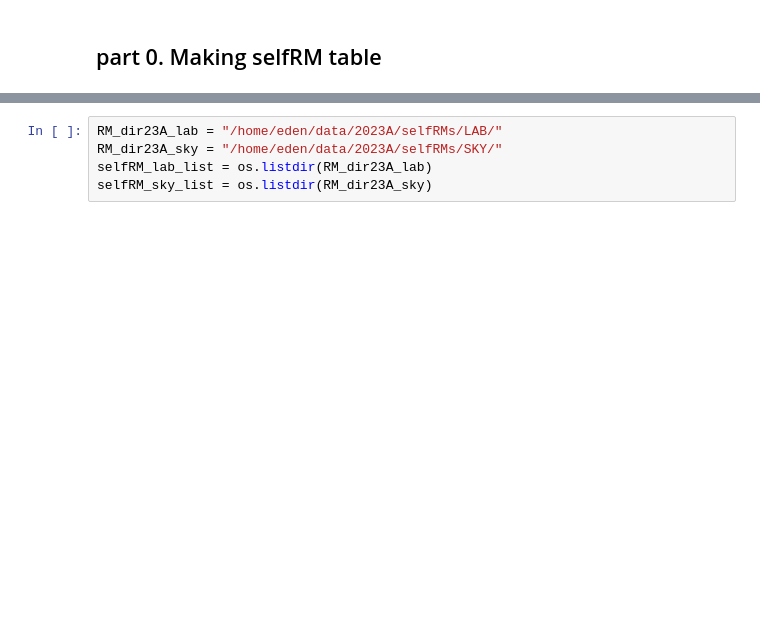
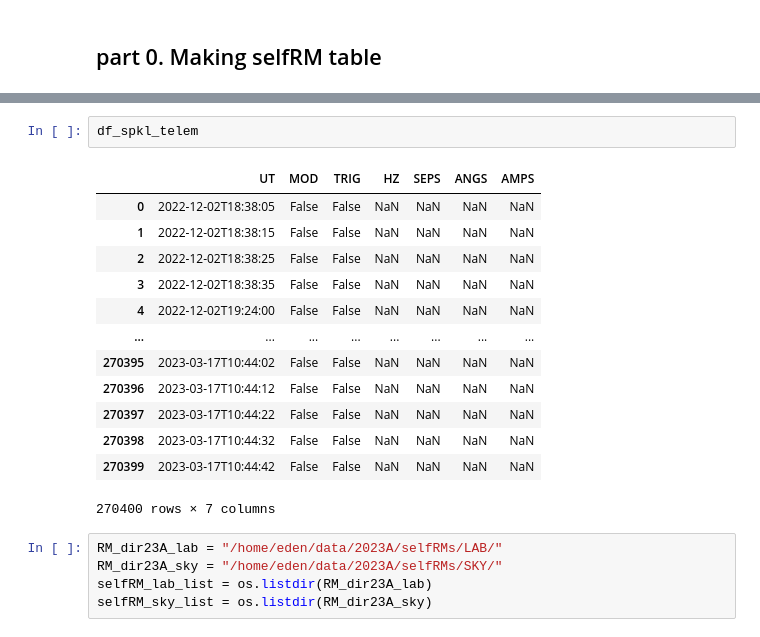
Before and after one commit to edenacadia/sparkles, a Jupyter notebook: telem/selfRM_DIMM_modes.ipynb, the cells around one changed output, grey strips where cells are left out. Saved outputs shown, nothing was run; the diff lists cells and outputs as text; blank space fills up the shorter version.

```diff
--- a/telem/selfRM_DIMM_modes.ipynb
+++ b/telem/selfRM_DIMM_modes.ipynb
@@ -54,3 +151,19 @@ Error:
+# %%
+df_spkl_telem
+# %% [output]
+|  | UT | MOD | TRIG | HZ | SEPS | ANGS | AMPS |
+| 0 | 2022-12-02T18:38:05 | False | False | NaN | NaN | NaN | NaN |
+| 1 | 2022-12-02T18:38:15 | False | False | NaN | NaN | NaN | NaN |
+| 2 | 2022-12-02T18:38:25 | False | False | NaN | NaN | NaN | NaN |
+| 3 | 2022-12-02T18:38:35 | False | False | NaN | NaN | NaN | NaN |
+| 4 | 2022-12-02T19:24:00 | False | False | NaN | NaN | NaN | NaN |
+| ... | ... | ... | ... | ... | ... | ... | ... |
+| 270395 | 2023-03-17T10:44:02 | False | False | NaN | NaN | NaN | NaN |
+| 270396 | 2023-03-17T10:44:12 | False | False | NaN | NaN | NaN | NaN |
+| 270397 | 2023-03-17T10:44:22 | False | False | NaN | NaN | NaN | NaN |
+| 270398 | 2023-03-17T10:44:32 | False | False | NaN | NaN | NaN | NaN |
+| 270399 | 2023-03-17T10:44:42 | False | False | NaN | NaN | NaN | NaN |
+270400 rows × 7 columns
 # %%
 RM_dir23A_lab = "/home/eden/data/2023A/selfRMs/LAB/"
 RM_dir23A_sky = "/home/eden/data/2023A/selfRMs/SKY/"
```
Also changed, not shown: parts of 16 cells of this notebook, 4 other files.
